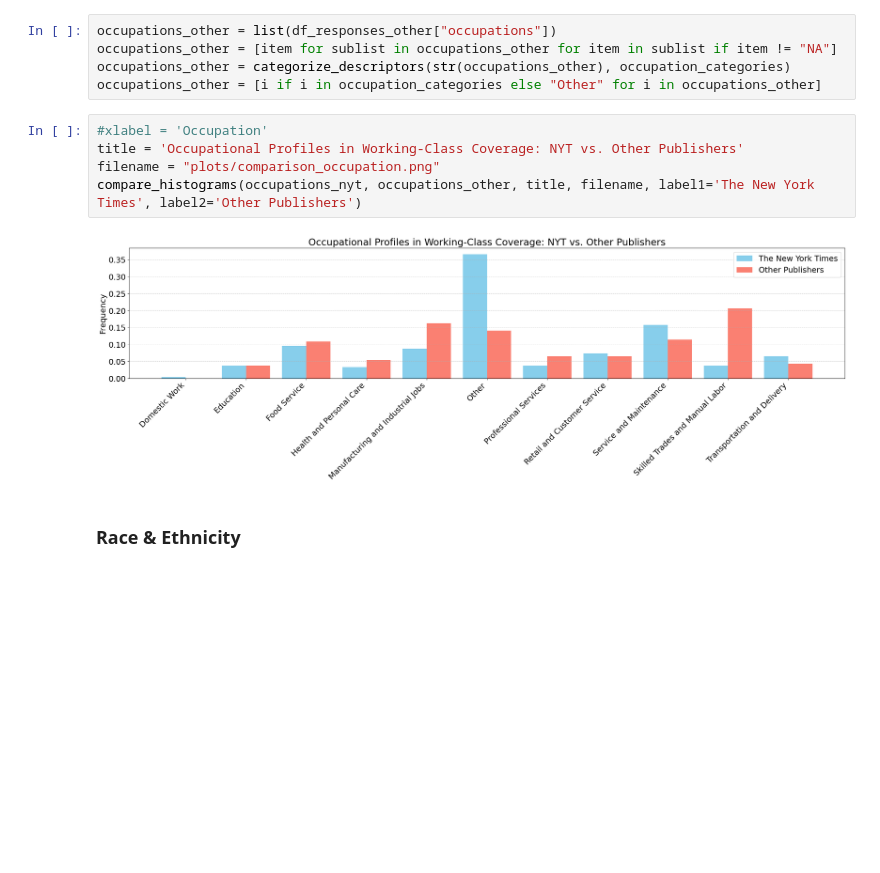
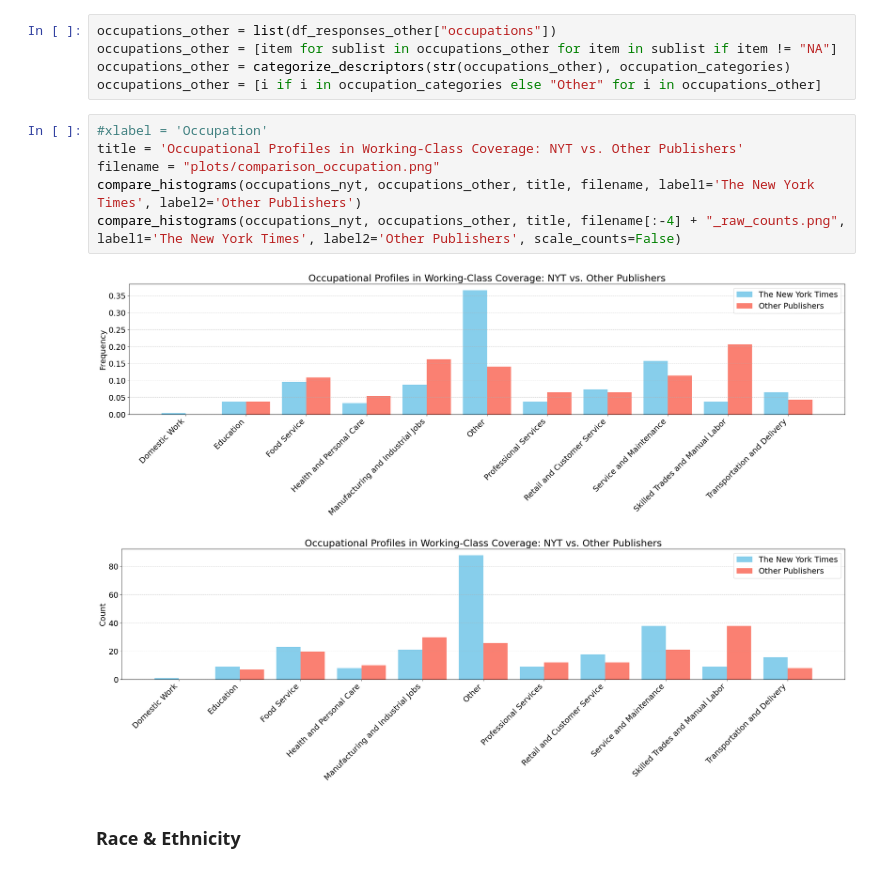
Before and after one commit to laurauguc/working_class_media_analysis, a Jupyter notebook: Who_is_the_Working_Class.ipynb, the cells around one changed output. Saved outputs shown, nothing was run; the diff lists cells and outputs as text; blank space fills up the shorter version.

```diff
--- a/Who_is_the_Working_Class.ipynb
+++ b/Who_is_the_Working_Class.ipynb
@@ -616,10 +635,12 @@ occupations_other = [i if i in occupation_categories else "Other" for i in occup
 # %%
 #xlabel = 'Occupation'
 title = 'Occupational Profiles in Working-Class Coverage: NYT vs. Other Publishers'
 filename = "plots/comparison_occupation.png"
 compare_histograms(occupations_nyt, occupations_other, title, filename, label1='The New York Times', label2='Other Publishers')
+compare_histograms(occupations_nyt, occupations_other, title, filename[:-4] + "_raw_counts.png", label1='The New York Times', label2='Other Publishers', scale_counts=False)
 # %% [output]
 [figure]
+[figure, added]
 # %% [markdown]
 ### Race & Ethnicity
 # %%
```
Also changed, not shown: parts of 13 cells of this notebook, 7 other files.
